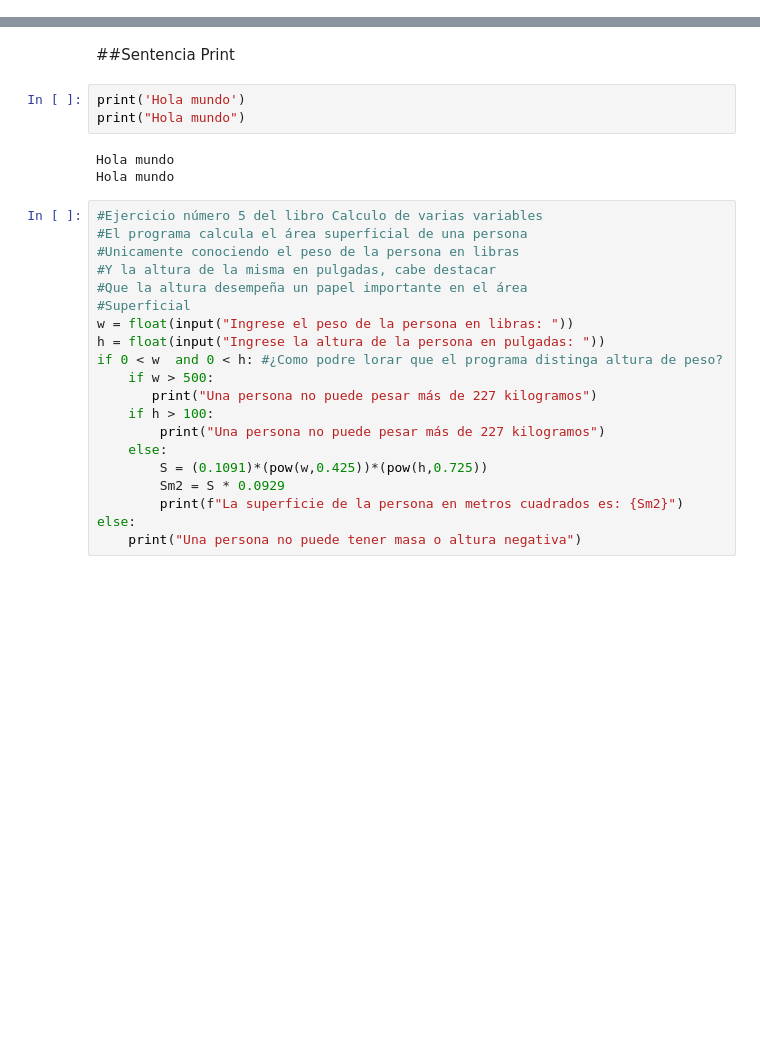
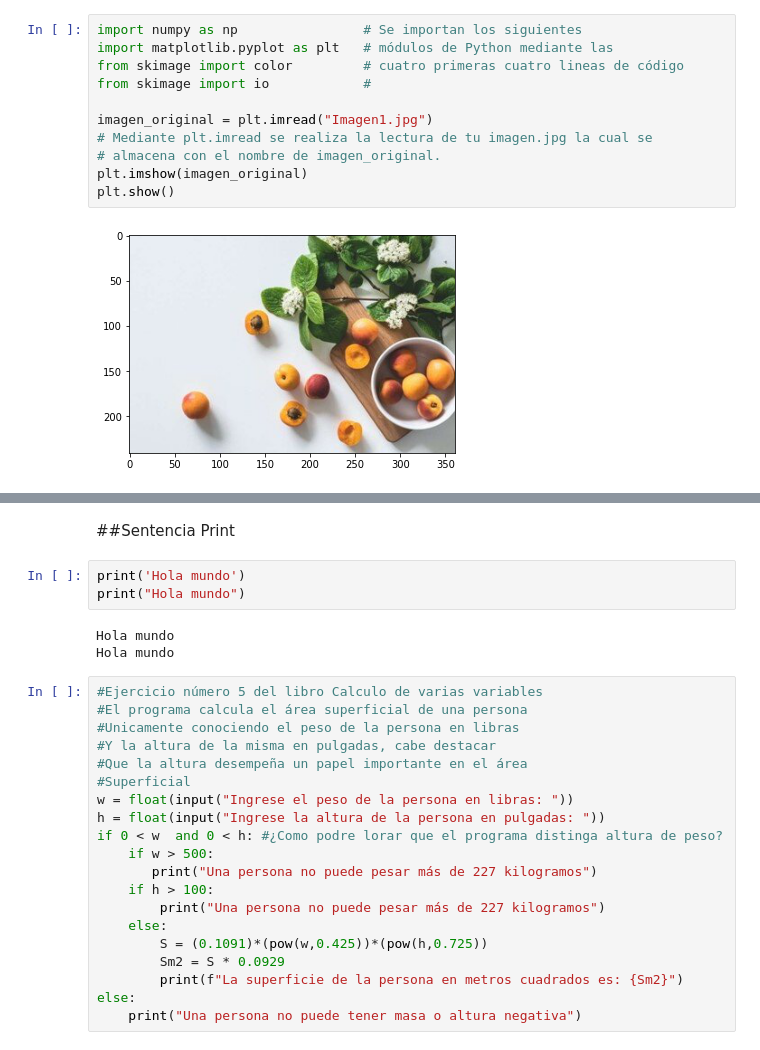
Before and after one commit to leonardolunamoreno/Computadoras-y-programaci-n2021-grupo-1157, a Jupyter notebook: PythonLearn.ipynb, the cells around one changed output, grey strips where cells are left out. Saved outputs shown, nothing was run; the diff lists cells and outputs as text; blank space fills up the shorter version.

```diff
--- a/PythonLearn.ipynb
+++ b/PythonLearn.ipynb
@@ -1,2 +1,15 @@
 # %% [markdown]
 <a href="https://colab.research.google.com/github/leonardolunamoreno/Computadoras-y-programaci-n2021-grupo-1157/blob/main/PythonLearn.ipynb" target="_parent"><img src="https://colab.research.google.com/assets/colab-badge.svg" alt="Open In Colab"/></a>
+# %%
+import numpy as np                # Se importan los siguientes
+import matplotlib.pyplot as plt   # módulos de Python mediante las
+from skimage import color         # cuatro primeras cuatro lineas de código
+from skimage import io            #
+
+imagen_original = plt.imread("Imagen1.jpg")
+# Mediante plt.imread se realiza la lectura de tu imagen.jpg la cual se
+# almacena con el nombre de imagen_original.
+plt.imshow(imagen_original)
+plt.show()
+# %% [output]
+[figure, added]
```
Also changed, not shown: parts of 16 cells of this notebook.
